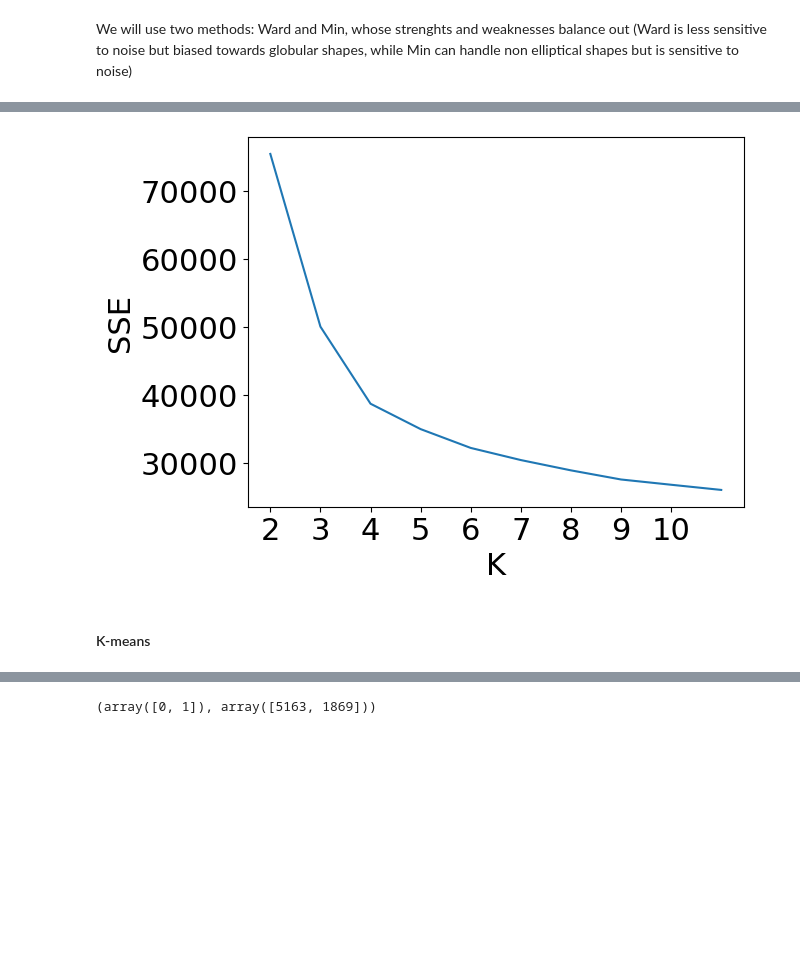
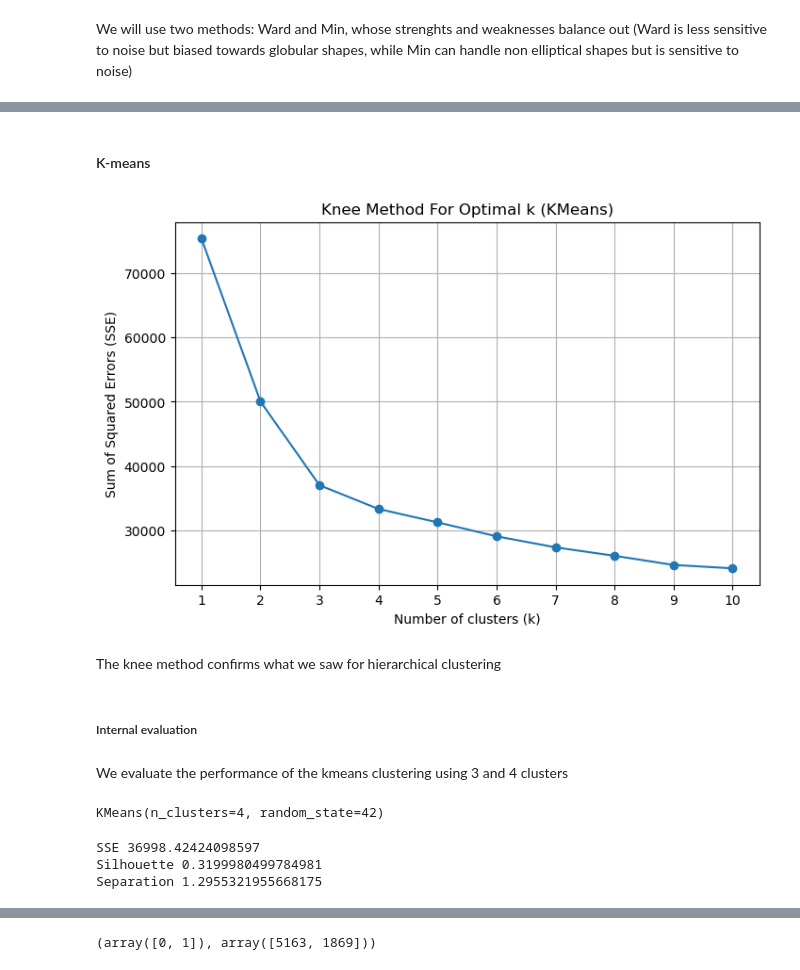
Before and after one commit to mccc03/IML_SNS_project, a Jupyter notebook: Part1/Codes/telco.ipynb, the cells around one changed output, grey strips where cells are left out. Saved outputs shown, nothing was run; the diff lists cells and outputs as text; code cells hidden in the pictures; blank space fills up the shorter version.

```diff
--- a/Part1/Codes/telco.ipynb
+++ b/Part1/Codes/telco.ipynb
@@ -594,11 +634,27 @@ plt.show()
-# %%
-plt.plot(range(2, len(sse_list_ward) + 2), sse_list_ward)
-plt.ylabel('SSE', fontsize=22)
-plt.xlabel('K', fontsize=22)
-plt.tick_params(axis='both', which='major', labelsize=22)
-plt.xticks([2,3,4,5,6,7,8,9,10])
-plt.show()
-# %% [output]
-[figure, removed]
 # %% [markdown]
 #### K-means
+# %%
+cluster_parameter_estimation(X,method='kmeans')
+# %% [output]
+[figure, added]
+# %% [markdown]
+The knee method confirms what we saw for hierarchical clustering
+# %% [markdown]
+##### Internal evaluation
+# %% [markdown]
+We evaluate the performance of the kmeans clustering using 3 and 4 clusters
+# %%
+kmeans_3 = KMeans(n_clusters=3, random_state=42, n_init='auto')
+kmeans_3.fit(X)
+kmeans_4 = KMeans(n_clusters=4, random_state=42, n_init='auto')
+kmeans_4.fit(X)
+# %% [output]
+KMeans(n_clusters=4, random_state=42)
+# %%
+print('SSE %s' % kmeans_3.inertia_)
+print('Silhouette %s' % sklearn.metrics.silhouette_score(X, kmeans_3.labels_))
+print('Separation %s' % sklearn.metrics.davies_bouldin_score(X, kmeans_3.labels_))
+# %% [output]
+SSE 36998.42424098597
+Silhouette 0.3199980499784981
+Separation 1.2955321955668175
```
Also changed, not shown: parts of 39 cells of this notebook, 2 other files.
